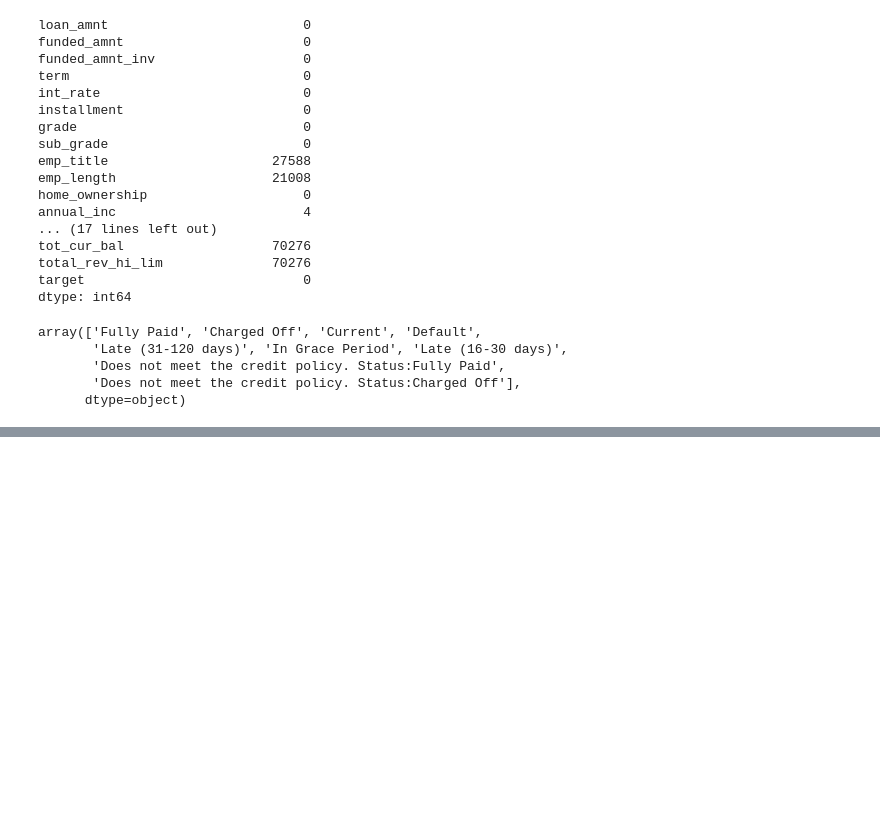
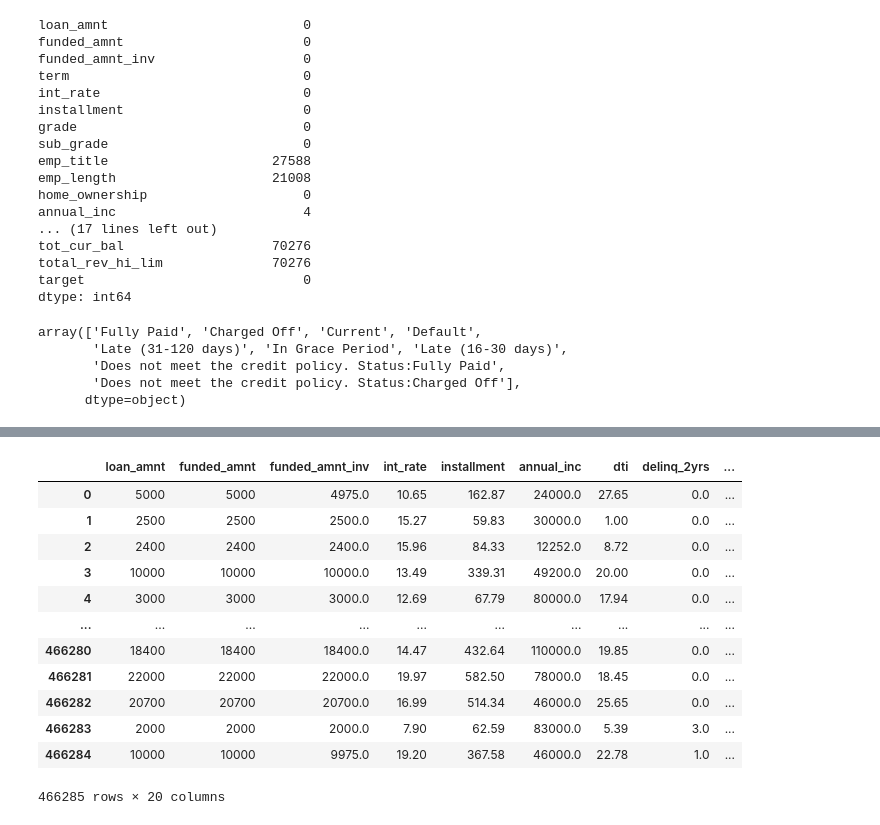
Before and after one commit to rfaoktvian/FinalProjectIDXPartners, a Jupyter notebook: main.ipynb, the cells around one changed output, grey strips where cells are left out. Drawn from its saved outputs; the diff is of its cells as text; code cells hidden in the pictures; blank space fills up the shorter version.

```diff
--- a/main.ipynb
+++ b/main.ipynb
@@ -183,0 +203,16 @@ array(['Fully Paid', 'Charged Off', 'Current', 'Default',
+# %%
+numerical_cols
+# %% [output]
+|  | loan_amnt | funded_amnt | funded_amnt_inv | int_rate | installment | annual_inc | dti | delinq_2yrs | ... |
+| 0 | 5000 | 5000 | 4975.0 | 10.65 | 162.87 | 24000.0 | 27.65 | 0.0 | ... |
+| 1 | 2500 | 2500 | 2500.0 | 15.27 | 59.83 | 30000.0 | 1.00 | 0.0 | ... |
+| 2 | 2400 | 2400 | 2400.0 | 15.96 | 84.33 | 12252.0 | 8.72 | 0.0 | ... |
+| 3 | 10000 | 10000 | 10000.0 | 13.49 | 339.31 | 49200.0 | 20.00 | 0.0 | ... |
+| 4 | 3000 | 3000 | 3000.0 | 12.69 | 67.79 | 80000.0 | 17.94 | 0.0 | ... |
+| ... | ... | ... | ... | ... | ... | ... | ... | ... | ... |
+| 466280 | 18400 | 18400 | 18400.0 | 14.47 | 432.64 | 110000.0 | 19.85 | 0.0 | ... |
+| 466281 | 22000 | 22000 | 22000.0 | 19.97 | 582.50 | 78000.0 | 18.45 | 0.0 | ... |
+| 466282 | 20700 | 20700 | 20700.0 | 16.99 | 514.34 | 46000.0 | 25.65 | 0.0 | ... |
+| 466283 | 2000 | 2000 | 2000.0 | 7.90 | 62.59 | 83000.0 | 5.39 | 3.0 | ... |
+| 466284 | 10000 | 10000 | 9975.0 | 19.20 | 367.58 | 46000.0 | 22.78 | 1.0 | ... |
+466285 rows × 20 columns
```
Also changed, not shown: parts of 3 cells of this notebook.
